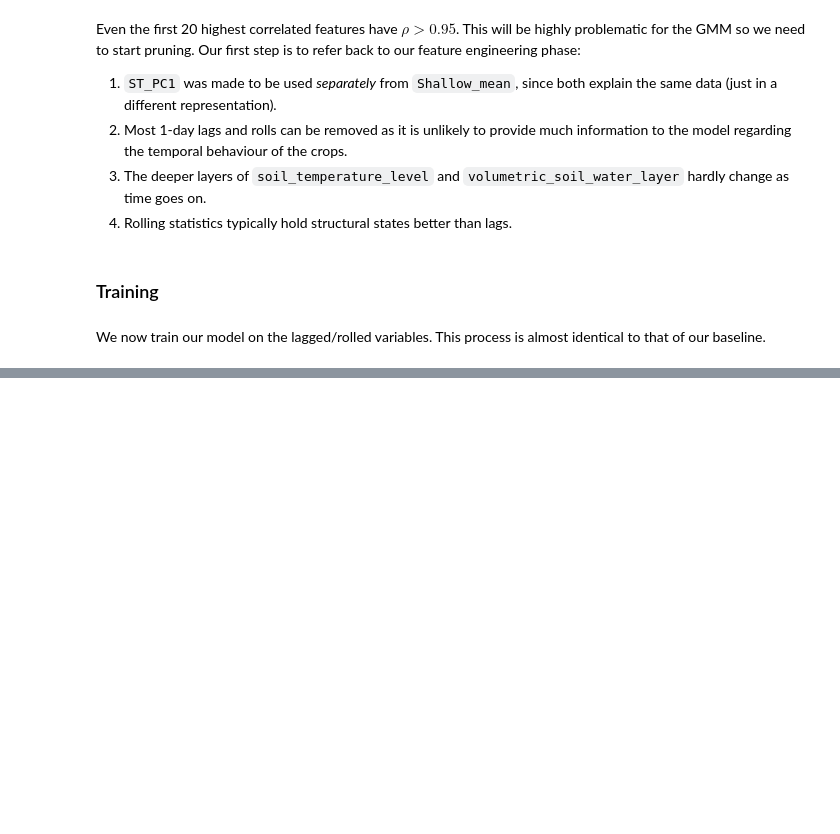
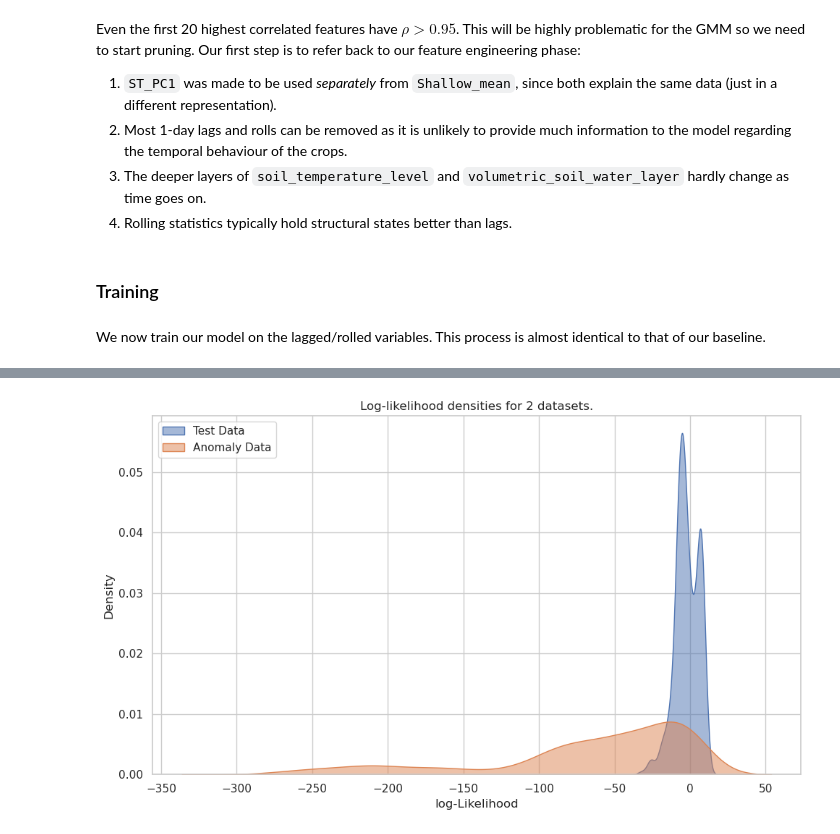
Before and after one commit to asembreek/fieldlens, a Jupyter notebook: notebooks/4. Gaussian Mixture Model.ipynb, the cells around one changed output, grey strips where cells are left out. Saved outputs shown, nothing was run; the diff lists cells and outputs as text; code cells hidden in the pictures; blank space fills up the shorter version.

```diff
--- a/notebooks/4. Gaussian Mixture Model.ipynb
+++ b/notebooks/4. Gaussian Mixture Model.ipynb
@@ -353,0 +498,4 @@ We now train our model on the lagged/rolled variables. This process is almost id
+# %%
+elbow_gmm_rolled.plot_likelihood_kde(X_test_df, X_anom_df, labels=["Test Data", "Anomaly Data"])
+# %% [output]
+[figure, added]
```
Also changed, not shown: parts of 22 cells of this notebook, 5 other files.
